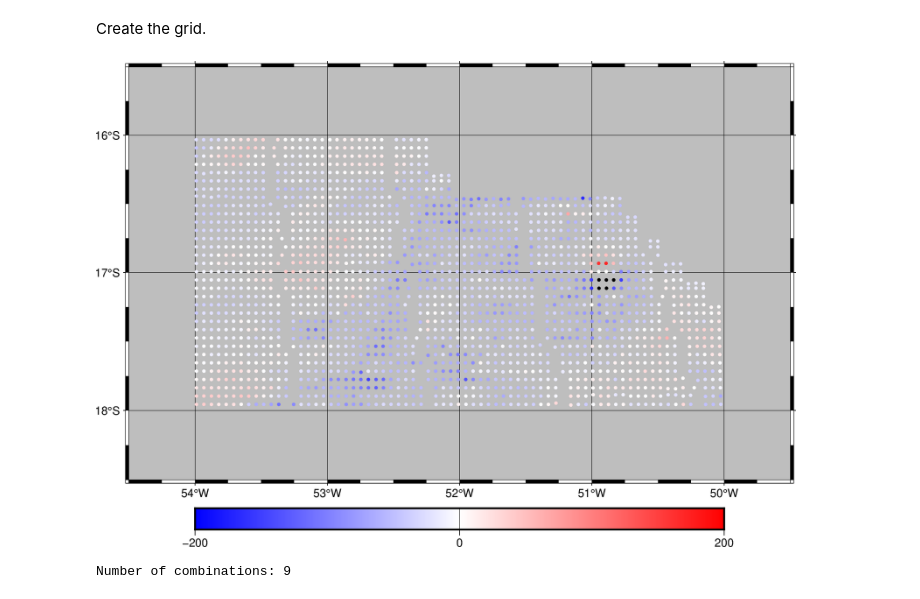
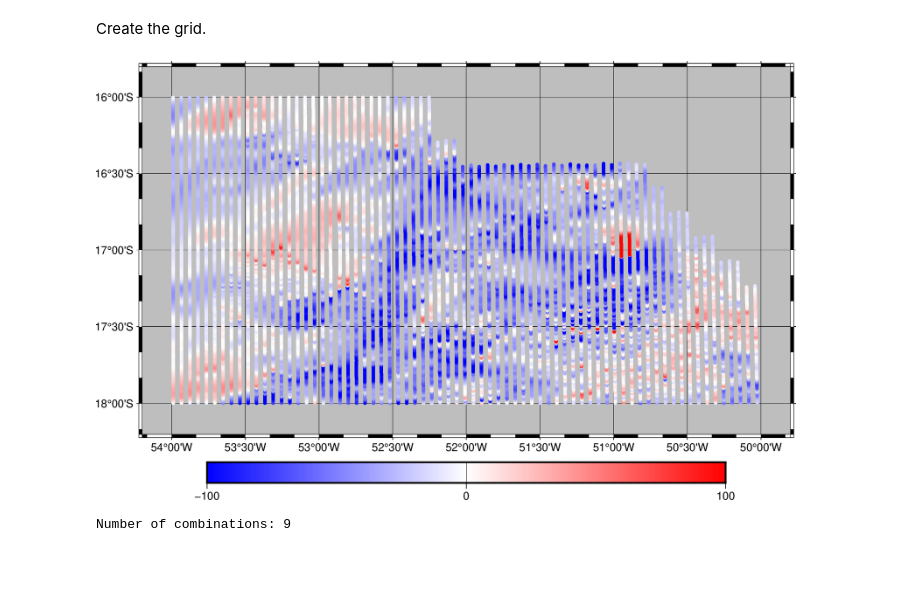
Before and after one commit to compgeolab/eqs-magnetic-spherical, a Jupyter notebook: code/05-different-data-resolution-fit.ipynb, the cells around one changed output. Saved outputs shown, nothing was run; the diff lists cells and outputs as text; code cells hidden in the pictures; blank space fills up the shorter version.

```diff
--- a/code/05-different-data-resolution-fit.ipynb
+++ b/code/05-different-data-resolution-fit.ipynb
@@ -81,7 +81,7 @@ fig.show(width=500)
 # %% [output]
 [figure]
 # %%
-reducer = vd.BlockReduce(reduction=np.median, spacing= 0.06) #bock reduce used = 0.06 ,0.01, 0.0023
+reducer = vd.BlockReduce(reduction=np.median, spacing= 0.0023) #bock reduce used = 0.06 ,0.01, 0.0023
 
 coordinates, mag= reducer.filter(
     (df.LONGITUDE, df.LATITUDE, df.GPSALT), df.MAGIGRF
@@ -286,26 +286,26 @@ grid_coord = bd.grid_coordinates((-56.8, -46.5, -25, -14), spacing= grid_spacing
 # %%
 fig = pygmt.Figure()
 
 fig.coast(
-    region=[-54.5, -49.5, -18.5, -15.5],
+    region=bd.pad_region(region_croped, 0.2),
     projection="M20c",
     frame="afg",
     land="gray"
 )
 
-scale = 200
-pygmt.makecpt(cmap="polar+h", series=[-scale, scale])
+scale = vd.maxabs(100)
+pygmt.makecpt(cmap="polar+h", series=[-scale, scale], background=True)
 
 fig.plot(
     x=coordinates_cv[0],
     y=coordinates_cv[1],
     fill=mag_cv,
     style="c0.1c",
     cmap=True
 )
 
 fig.colorbar(position="JBC")
 fig.show(width=700)
 # %% [output]
-[figure, old version]
+[figure, new version]
 # %%
```
Also changed, not shown: parts of 14 cells of this notebook, 2 other files.
